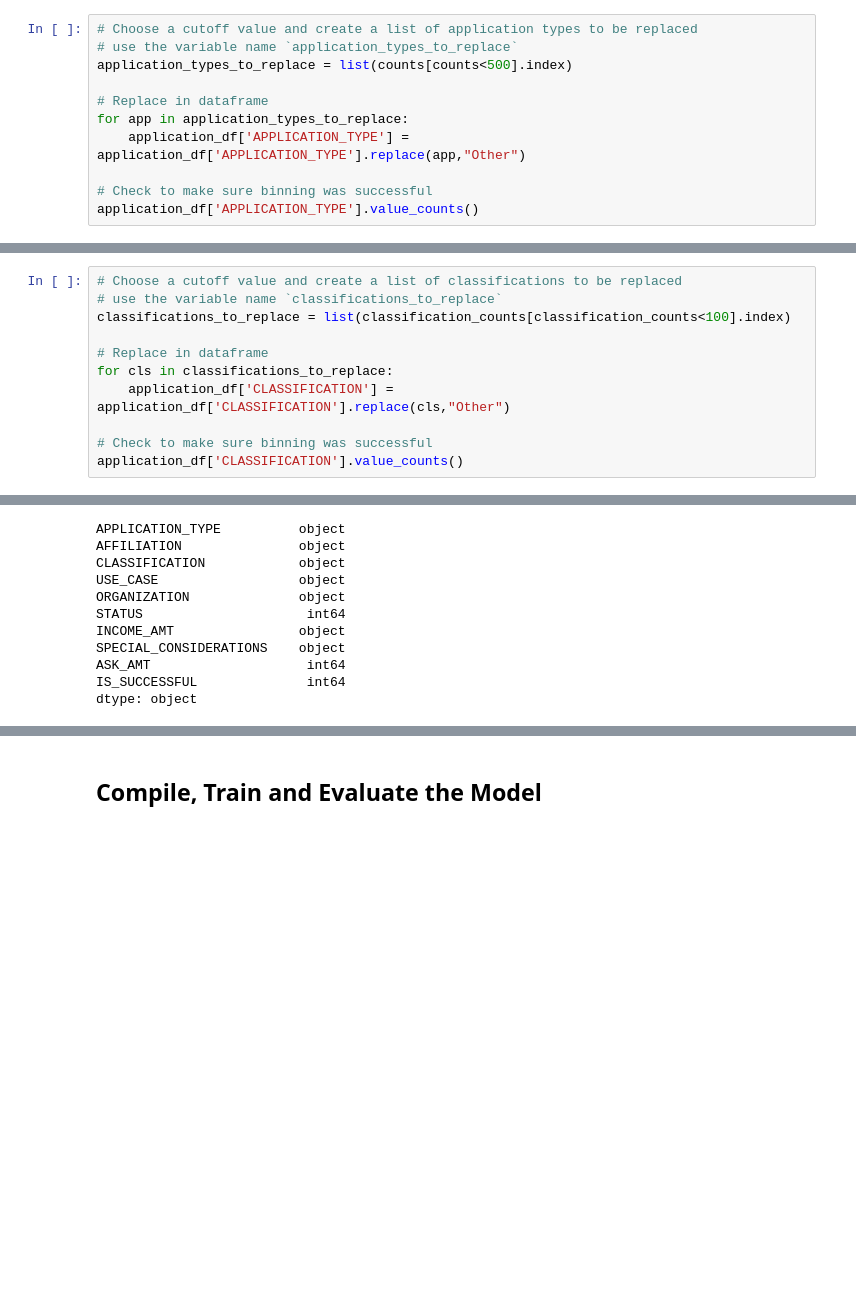
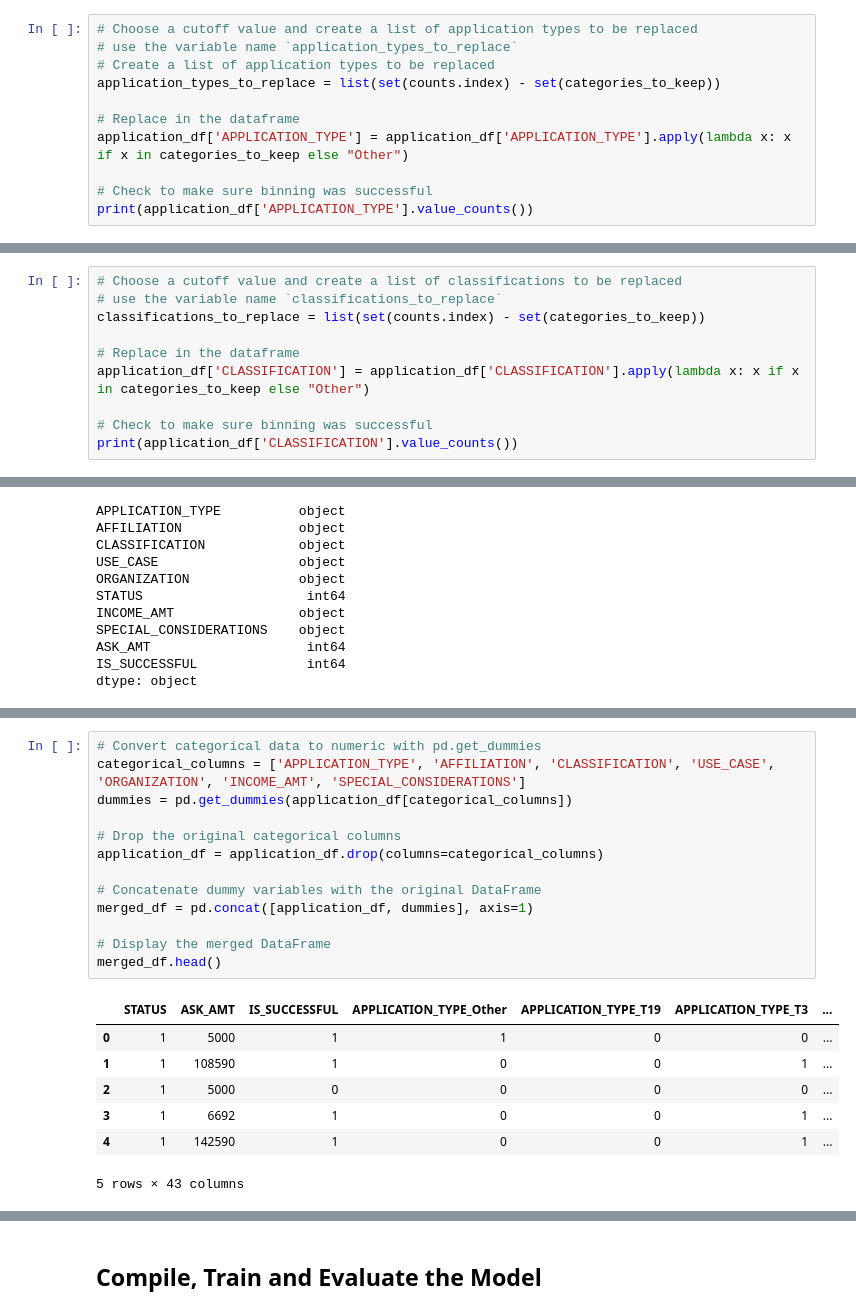
Before and after one commit to vmueller13/Nonprofit-Application-Success-Selection-Tool, a Jupyter notebook: Alphabet_SoupCharity.ipynb, the cells around one changed output, grey strips where cells are left out. Cells and saved outputs as stored; diff of their text form; blank space fills up the shorter version.

```diff
--- a/deep_learning.ipynb
+++ b/Alphabet_SoupCharity.ipynb
@@ -62,14 +75,14 @@ Name: APPLICATION_TYPE, dtype: int64
 # %%
 # Choose a cutoff value and create a list of application types to be replaced
 # use the variable name `application_types_to_replace`
-application_types_to_replace = list(counts[counts<500].index)
+# Create a list of application types to be replaced
+application_types_to_replace = list(set(counts.index) - set(categories_to_keep))
 
-# Replace in dataframe
-for app in application_types_to_replace:
-    application_df['APPLICATION_TYPE'] = application_df['APPLICATION_TYPE'].replace(app,"Other")
+# Replace in the dataframe
+application_df['APPLICATION_TYPE'] = application_df['APPLICATION_TYPE'].apply(lambda x: x if x in categories_to_keep else "Other")
 
 # Check to make sure binning was successful
-application_df['APPLICATION_TYPE'].value_counts()
+print(application_df['APPLICATION_TYPE'].value_counts())
 # %% [output]
 T3       27037
 T4        1542
@@ -122,14 +152,13 @@ Name: CLASSIFICATION, dtype: int64
 # %%
 # Choose a cutoff value and create a list of classifications to be replaced
 # use the variable name `classifications_to_replace`
-classifications_to_replace = list(classification_counts[classification_counts<100].index)
+classifications_to_replace = list(set(counts.index) - set(categories_to_keep))
 
-# Replace in dataframe
-for cls in classifications_to_replace:
-    application_df['CLASSIFICATION'] = application_df['CLASSIFICATION'].replace(cls,"Other")
+# Replace in the dataframe
+application_df['CLASSIFICATION'] = application_df['CLASSIFICATION'].apply(lambda x: x if x in categories_to_keep else "Other")
 
 # Check to make sure binning was successful
-application_df['CLASSIFICATION'].value_counts()
+print(application_df['CLASSIFICATION'].value_counts())
 # %% [output]
 C1000    17326
 C2000     6074
@@ -174,2 +186,23 @@ dummies.head()
+# %%
+# Convert categorical data to numeric with pd.get_dummies
+categorical_columns = ['APPLICATION_TYPE', 'AFFILIATION', 'CLASSIFICATION', 'USE_CASE', 'ORGANIZATION', 'INCOME_AMT', 'SPECIAL_CONSIDERATIONS']
+dummies = pd.get_dummies(application_df[categorical_columns])
+
+# Drop the original categorical columns
+application_df = application_df.drop(columns=categorical_columns)
+
+# Concatenate dummy variables with the original DataFrame
+merged_df = pd.concat([application_df, dummies], axis=1)
+
+# Display the merged DataFrame
+merged_df.head()
+# %% [output]
+|  | STATUS | ASK_AMT | IS_SUCCESSFUL | APPLICATION_TYPE_Other | APPLICATION_TYPE_T19 | APPLICATION_TYPE_T3 | ... |
+| 0 | 1 | 5000 | 1 | 1 | 0 | 0 | ... |
+| 1 | 1 | 108590 | 1 | 0 | 0 | 1 | ... |
+| 2 | 1 | 5000 | 0 | 0 | 0 | 0 | ... |
+| 3 | 1 | 6692 | 1 | 0 | 0 | 1 | ... |
+| 4 | 1 | 142590 | 1 | 0 | 0 | 1 | ... |
+5 rows × 43 columns
 # %%
 # Split our preprocessed data into our features and target arrays
```
Also changed, not shown: parts of 14 cells of this notebook, 5 other files.
